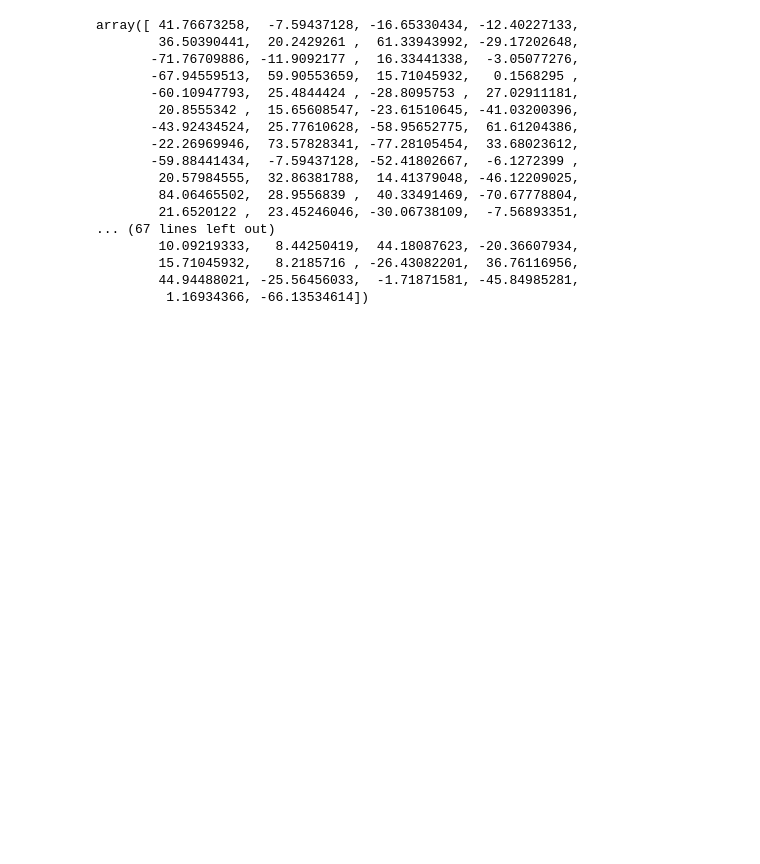
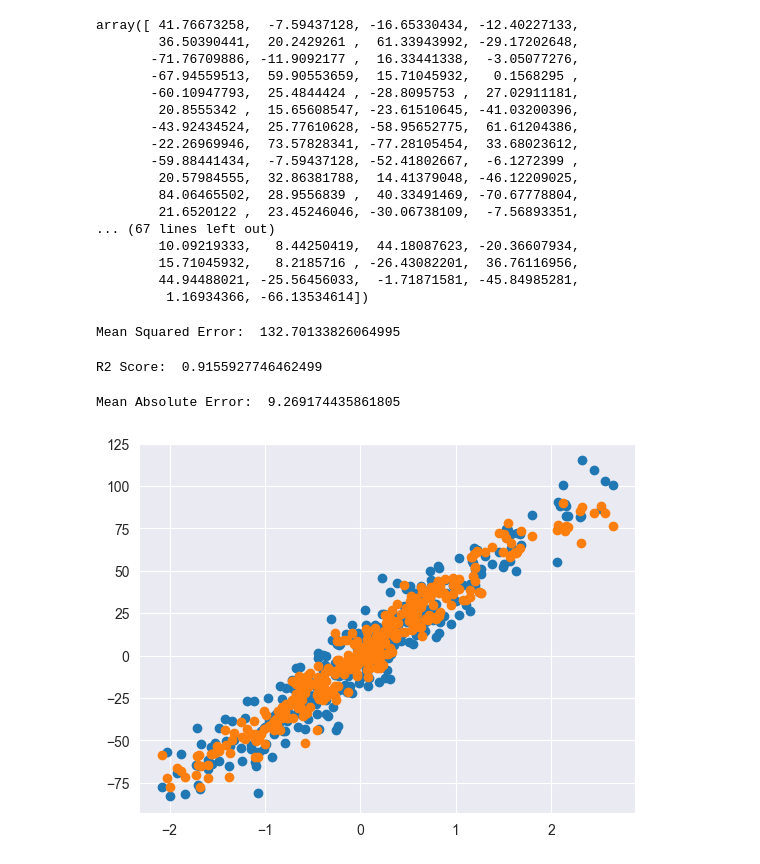
Before and after one commit to itssahilwhat/AI-Fundamentals, a Jupyter notebook: K Nearest Neigbour/KNN Regressor.ipynb, the cells around one changed output. Drawn from its saved outputs; the diff is of its cells as text; code cells hidden in the pictures; blank space fills up the shorter version.

```diff
--- a/K Nearest Neigbour/KNN Regressor.ipynb
+++ b/K Nearest Neigbour/KNN Regressor.ipynb
@@ -80,0 +83,18 @@ array([ 41.76673258,  -7.59437128, -16.65330434, -12.40227133,
+# %%
+print("Mean Squared Error: ", mean_squared_error(y_test, y_pred))
+# %% [output]
+Mean Squared Error:  132.70133826064995
+# %%
+print("R2 Score: ", r2_score(y_test, y_pred))
+# %% [output]
+R2 Score:  0.9155927746462499
+# %%
+print("Mean Absolute Error: ", mean_absolute_error(y_test, y_pred))
+# %% [output]
+Mean Absolute Error:  9.269174435861805
+# %%
+plt.scatter(X_test[:, 0], y_test)
+plt.scatter(X_test[:, 0], y_pred)
+plt.show()
+# %% [output]
+[figure, added]
```
Also changed, not shown: parts of 2 cells of this notebook.
